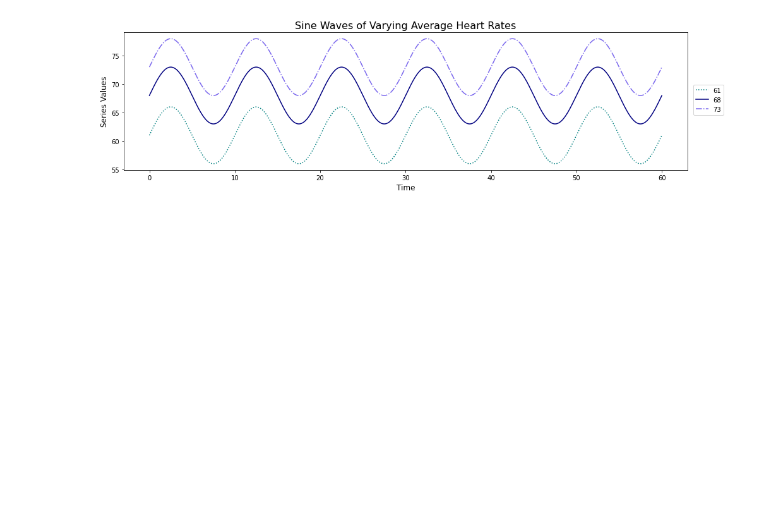
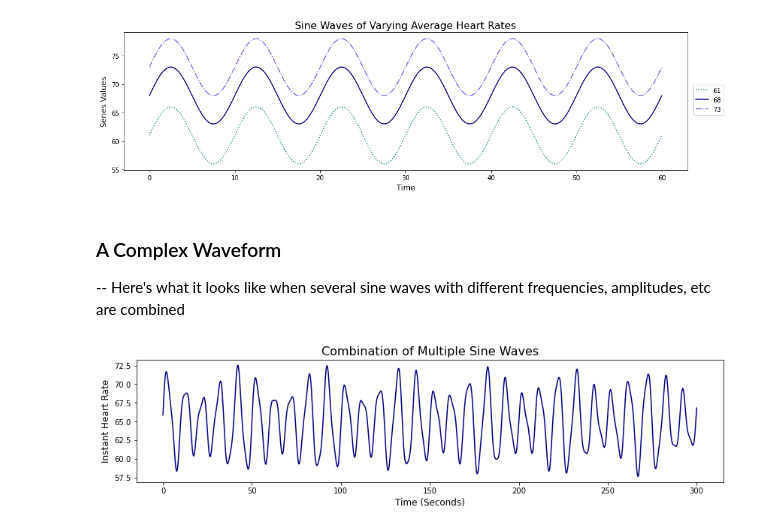
Before and after one commit to kaschbacher/ODSC2022, a Jupyter notebook: sinefit.ipynb, the cells around one changed output. Cells and saved outputs as stored; diff of their text form; code cells hidden in the pictures; blank space fills up the shorter version.

Commit message:
visual explanation of sine model params

```diff
--- a/sinefit.ipynb
+++ b/sinefit.ipynb
@@ -158,3 +156,25 @@ fig_params = {
 plot_multiple_sinewaves(**fig_params)
 # %% [output]
 [figure]
+# %% [markdown]
+### A Complex Waveform
+-- Here's what it looks like when several sine waves with different frequencies, amplitudes, etc are combined
+# %%
+# Build three sinewaves, each with a different amplitude and frequency
+time = np.linspace(0, 300, 1000)
+sw1 = build_sine(time, amplitude=5, omega=.1*2*np.pi, yint=65, phi=np.deg2rad(10))
+sw2 = build_sine(time, amplitude=1.6, omega=.078*2*np.pi, yint=0, phi=0)
+sw3 = build_sine(time, amplitude=1, omega=.22*2*np.pi, yint=0, phi=0)
+
+# Combine them with simple addition
+series = sw1 + sw2 + sw3
+
+# Plot the combined waveform
+plt.figure(figsize=(14, 3))
+plt.plot(time, series, color="navy")
+plt.title("Combination of Multiple Sine Waves", fontsize=16)
+plt.ylabel("Instant Heart Rate", fontsize=12)
+plt.xlabel("Time (Seconds)", fontsize=12)
+plt.show()
+# %% [output]
+[figure, added]
```
Also changed, not shown: parts of 5 cells of this notebook.
